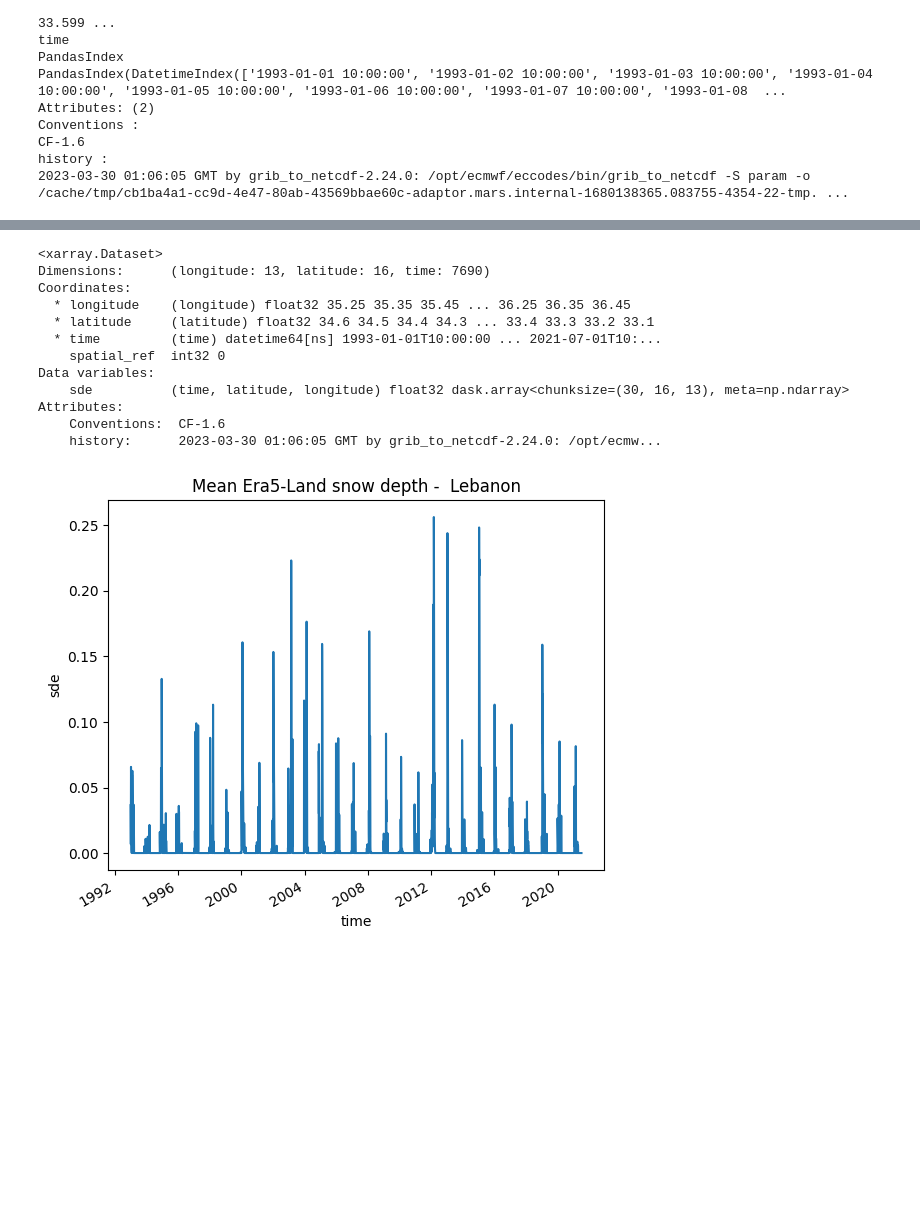
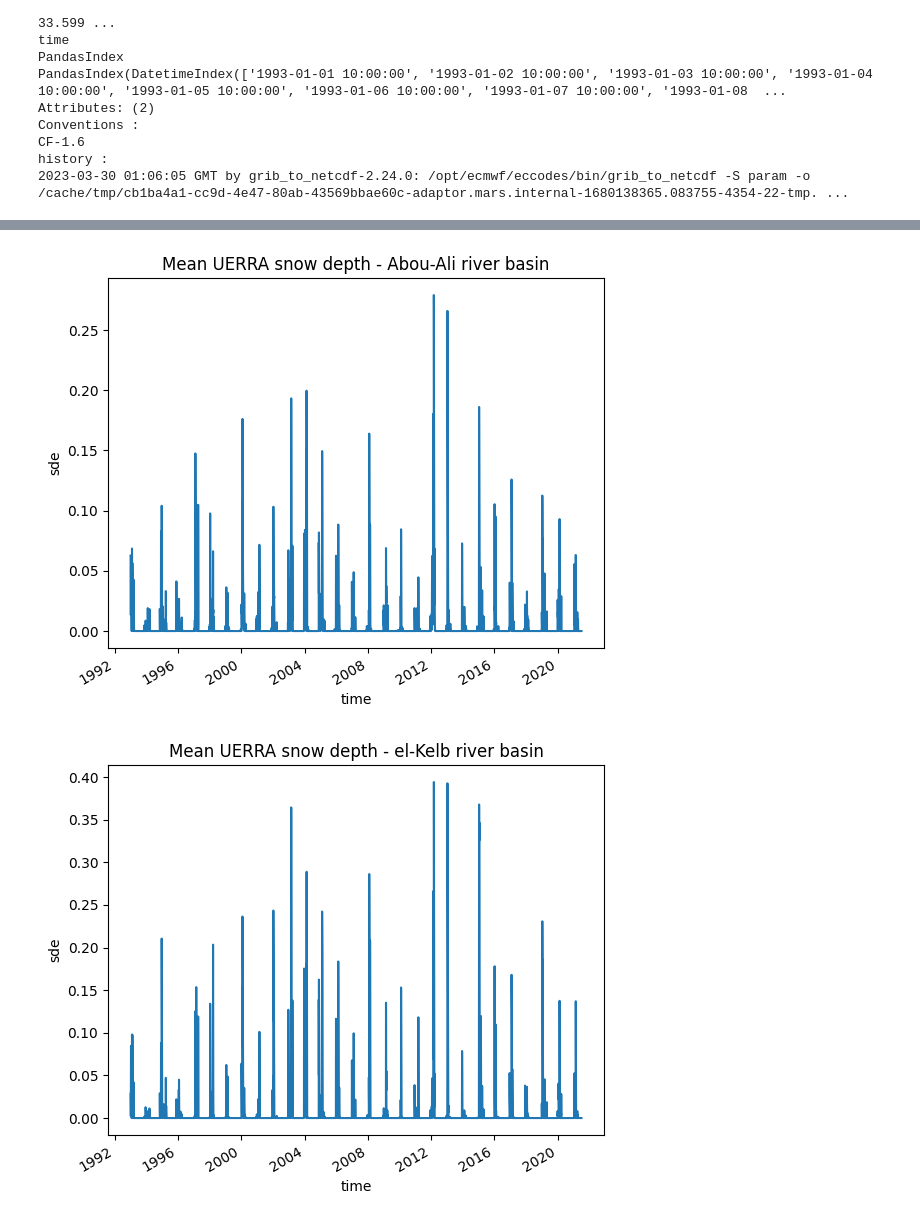
Before and after one commit to Rami-ismail/FYP_SnowCoveredArea, a Jupyter notebook: inferScfBasin.ipynb, the cells around one changed output, grey strips where cells are left out. Drawn from its saved outputs; the diff is of its cells as text; code cells hidden in the pictures; blank space fills up the shorter version.

```diff
--- a/inferScfBasin.ipynb
+++ b/inferScfBasin.ipynb
@@ -73,8 +71,7 @@ CF-1.6
 history :
 2023-03-30 01:06:05 GMT by grib_to_netcdf-2.24.0: /opt/ecmwf/eccodes/bin/grib_to_netcdf -S param -o /cache/tmp/cb1ba4a1-cc9d-4e47-80ab-43569bbae60c-adaptor.mars.internal-1680138365.083755-4354-22-tmp. ...
 # %%
-#sf = gpd.reavaluesile('shp/AlpsCatchmentsEEAlonlat.shp')
-sf = gpd.read_file('shp/Lebanonshp/LebanonAoi.shp')
+sf = gpd.read_file("shp/LebanonCatchments/LebanonCatchments.shp")
 sf.plot();
 sf
 # %% [output]
@@ -84,23 +83,12 @@ sf
 # %%
 for ibv in range(0,len(sf)):
     fig = plt.figure()
-    bv = sf.geometry
+    bv = sf.loc[[ibv]]
+    bvname = bv.BASINNAME.values[0]
     dsSel = dsFullExtentSel.rio.clip(bv.geometry.values)
-    print(dsSel)
     # plot mean snow depth
     dsSel.sde.mean(dim=('latitude','longitude')).plot()
-    plt.title('Mean Era5-Land snow depth - {} Lebanon'.format(""));
+    plt.title('Mean UERRA snow depth - {} river basin'.format(bvname));
 # %% [output]
-<xarray.Dataset>
-Dimensions:      (longitude: 13, latitude: 16, time: 7690)
-Coordinates:
-  * longitude    (longitude) float32 35.25 35.35 35.45 ... 36.25 36.35 36.45
-  * latitude     (latitude) float32 34.6 34.5 34.4 34.3 ... 33.4 33.3 33.2 33.1
-  * time         (time) datetime64[ns] 1993-01-01T10:00:00 ... 2021-07-01T10:...
-    spatial_ref  int32 0
-Data variables:
-    sde          (time, latitude, longitude) float32 dask.array<chunksize=(30, 16, 13), meta=np.ndarray>
-Attributes:
-    Conventions:  CF-1.6
-    history:      2023-03-30 01:06:05 GMT by grib_to_netcdf-2.24.0: /opt/ecmw...
-[figure, old version]
+[figure, new version]
+[figure, added]
```
Also changed, not shown: parts of 4 cells of this notebook, 10 other files.
